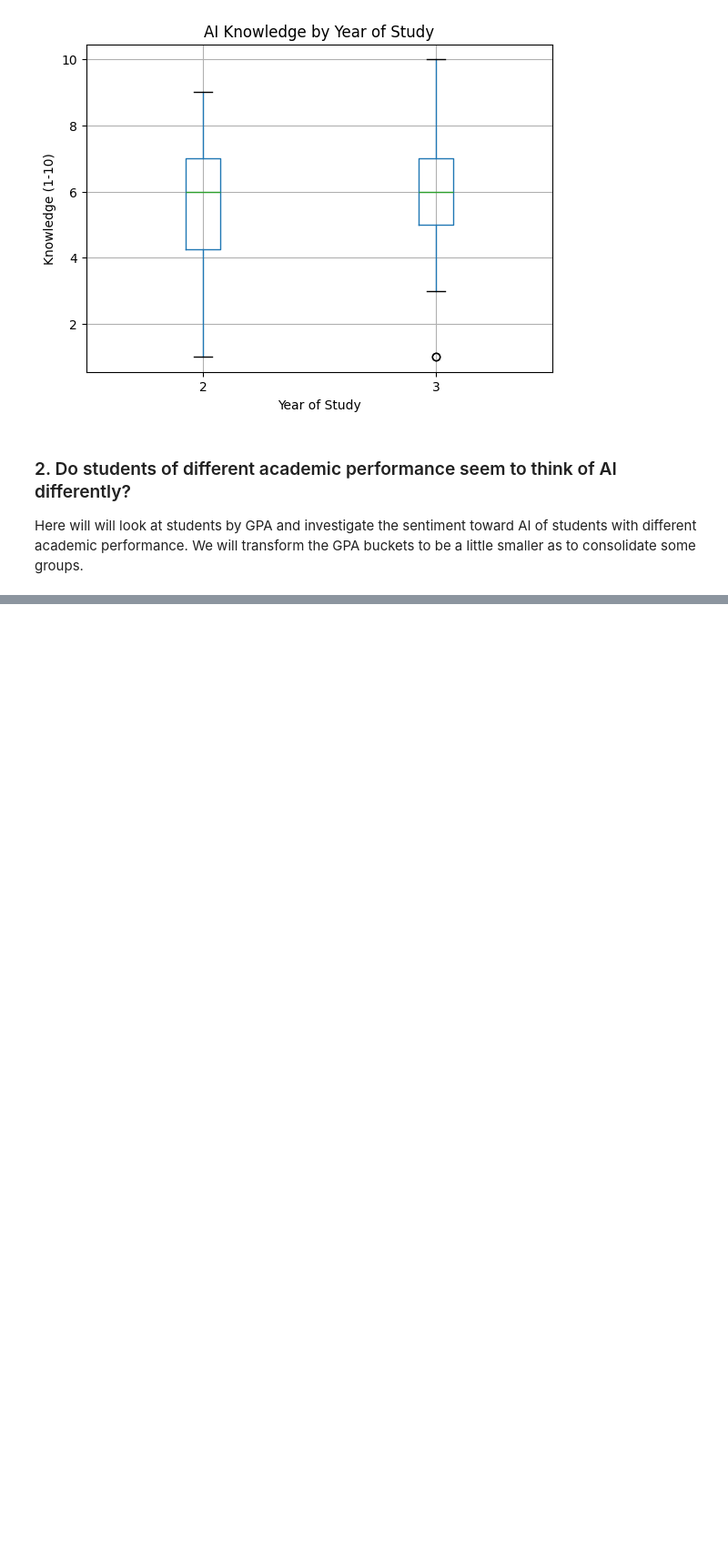
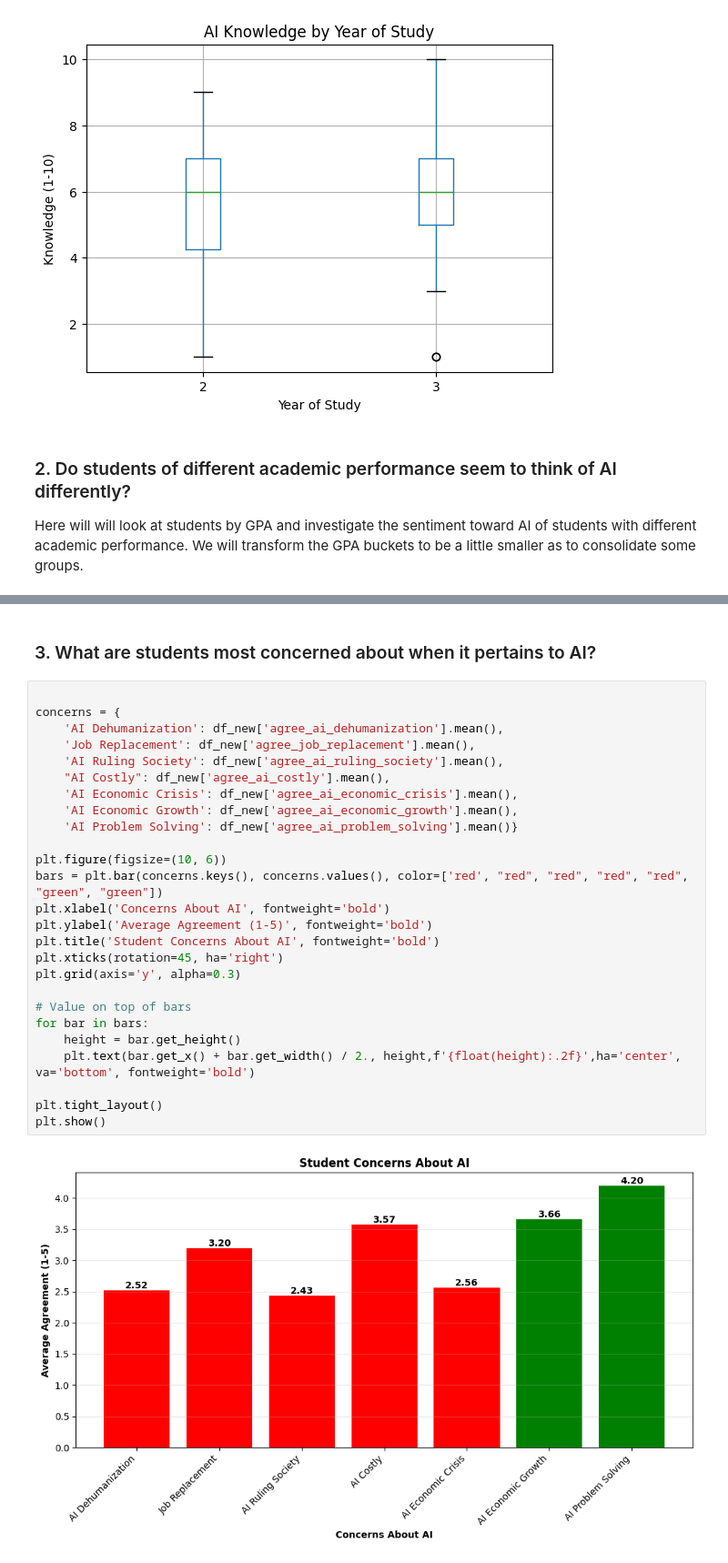
Before and after one commit to danield2255/ai_in_education_analysis, a Jupyter notebook: SurveyDataExploration.ipynb, the cells around one changed output, grey strips where cells are left out. Shown at 91% size. Drawn from its saved outputs; the diff is of its cells as text; blank space fills up the shorter version.

```diff
--- a/SurveyDataExploration.ipynb
+++ b/SurveyDataExploration.ipynb
@@ -434,0 +458,30 @@ We can see from the output there are few interesting things to call out:
+# %% [markdown]
+### 3. What are students most concerned about when it pertains to AI?
+# %%
+
+concerns = {
+    'AI Dehumanization': df_new['agree_ai_dehumanization'].mean(),
+    'Job Replacement': df_new['agree_job_replacement'].mean(),
+    'AI Ruling Society': df_new['agree_ai_ruling_society'].mean(),
+    "AI Costly": df_new['agree_ai_costly'].mean(),
+    'AI Economic Crisis': df_new['agree_ai_economic_crisis'].mean(),
+    'AI Economic Growth': df_new['agree_ai_economic_growth'].mean(),
+    'AI Problem Solving': df_new['agree_ai_problem_solving'].mean()}
+
+plt.figure(figsize=(10, 6))
+bars = plt.bar(concerns.keys(), concerns.values(), color=['red', "red", "red", "red", "red", "green", "green"])
+plt.xlabel('Concerns About AI', fontweight='bold')
+plt.ylabel('Average Agreement (1-5)', fontweight='bold')
+plt.title('Student Concerns About AI', fontweight='bold')
+plt.xticks(rotation=45, ha='right')
+plt.grid(axis='y', alpha=0.3)
+
+# Value on top of bars
+for bar in bars:
+    height = bar.get_height()
+    plt.text(bar.get_x() + bar.get_width() / 2., height,f'{float(height):.2f}',ha='center', va='bottom', fontweight='bold')
+
+plt.tight_layout()
+plt.show()
+# %% [output]
+[figure, added]
```
Also changed, not shown: parts of 19 cells of this notebook, 2 other files.
